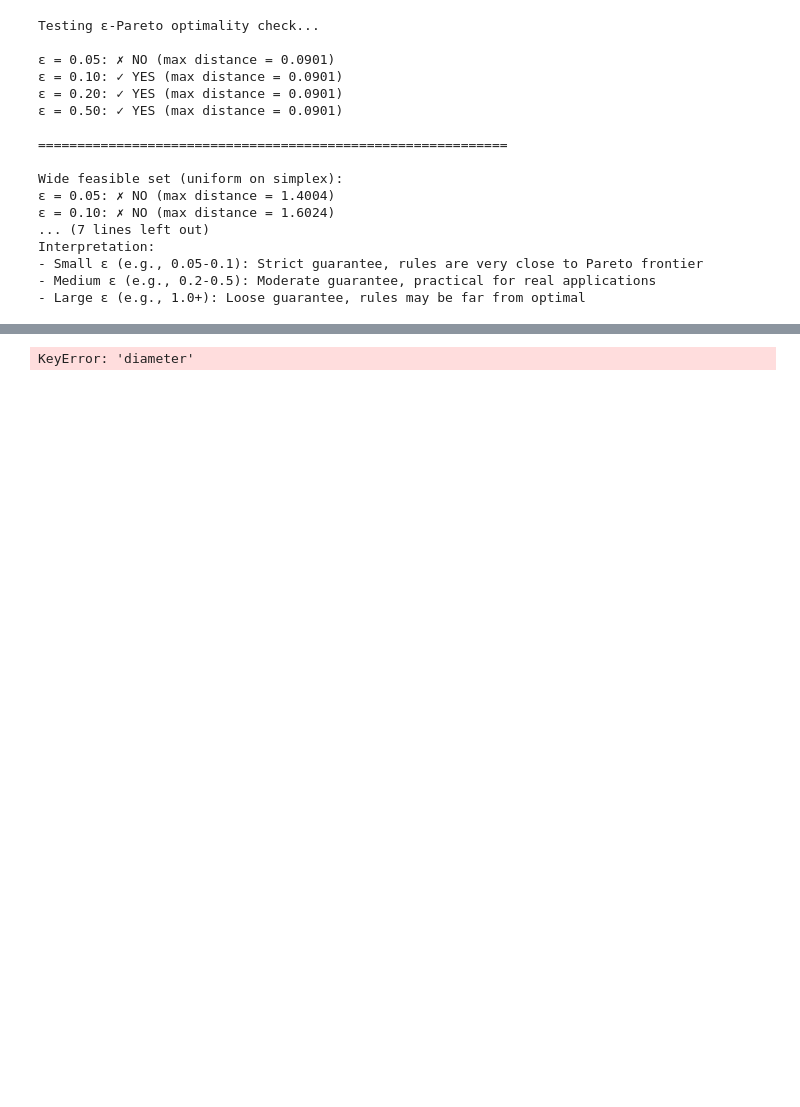
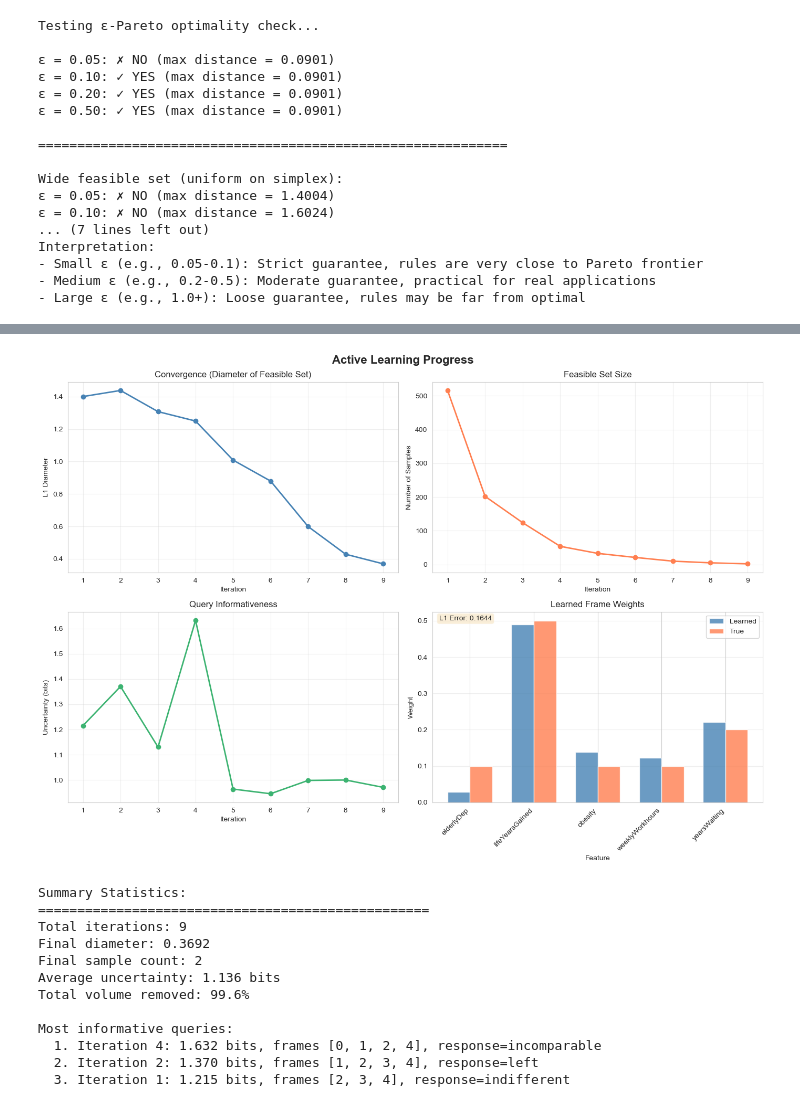
Before and after one commit to michelleeesi/topmodel, a Jupyter notebook: learning-algo/active_frame_learning_adaptive.ipynb, the cells around one changed output, grey strips where cells are left out. Cells and saved outputs as stored; diff of their text form; code cells hidden in the pictures; blank space fills up the shorter version.

```diff
--- a/learning-algo/active_frame_learning_adaptive.ipynb
+++ b/learning-algo/active_frame_learning_adaptive.ipynb
@@ -78,11 +78,11 @@ FEATURE_NAMES = ['elderlyDep', 'lifeYearsGained', 'obesity', 'weeklyWorkhours',
 
 # Feature ranges extracted from kidney_pairwise_data.csv
 FEATURE_RANGES = {
-    'elderlyDep': (0, 3),
+    'elderlyDep': (0, 5),
     'lifeYearsGained': (0, 25),  # -1 might be missing data indicator
-    'obesity': (0, 4),  # Categorical: 0=not obese to 4=very obese
+    'obesity': (0, 5),  # Categorical: 0=not obese to 4=very obese
     'weeklyWorkhours': (0, 50),
-    'yearsWaiting': (1, 7)
+    'yearsWaiting': (1, 10)
 }
 
 # Algorithm parameters
@@ -554,14 +603,14 @@ def predict_response(query: PairwiseQuery,
     delta_omega, r_omega = compute_aggregate_scores(gaps, weights, active_frames)
 
     # Apply decision rule
-    if r_omega <= tau:
+    if r_omega < tau:
         return 'indifferent'
-    elif np.abs(delta_omega) < tau_prime * r_omega:
+    if  r_omega >= tau and np.abs(delta_omega) < tau_prime * r_omega:
         # Not resolvable: |Δ(ω)| < τ' * r(ω)
         return 'incomparable'
-    elif delta_omega > 0:
+    elif r_omega >= tau and delta_omega >= tau_prime * r_omega:
         return 'left'
-    elif delta_omega < 0:
+    elif r_omega >= tau and delta_omega <= -tau_prime * r_omega:
         return 'right'
     else:
         return 'indifferent'
@@ -986,23 +1041,25 @@ def select_query_by_uncertainty(candidates: List[PairwiseQuery],
         delta_omegas = np.dot(active_weights, active_gaps)
         r_omegas = np.dot(active_weights, np.abs(active_gaps))
 
-        # Count responses using same logic as filter_samples_by_response
+        # Count responses using CORRECTED logic (matches predict_response)
         response_counts = {'left': 0, 'right': 0, 'indifferent': 0, 'incomparable': 0}
 
-        # Check intensity and resolvability
-        high_intensity = r_omegas > tau
-        resolvable = np.abs(delta_omegas) >= tau_prime * r_omegas
+        # Apply corrected decision rule
+        for idx in range(len(samples)):
+            r_omega = r_omegas[idx]
+            delta_omega = delta_omegas[idx]
 
-        # Classify responses
-        for i in range(len(samples)):
-            if high_intensity[i] and not resolvable[i]:
+            if r_omega < tau:
+                response_counts['indifferent'] += 1
+            elif r_omega >= tau and np.abs(delta_omega) < tau_prime * r_omega:
                 response_counts['incomparable'] += 1
-            if  high_intensity[i] and delta_omegas[i] > 0:
+            elif r_omega >= tau and delta_omega >= tau_prime * r_omega:
                 response_counts['left'] += 1
-            elif high_intensity[i] and delta_omegas[i] < 0:
+            elif r_omega >= tau and delta_omega <= -tau_prime * r_omega:
                 response_counts['right'] += 1
             else:
                 response_counts['indifferent'] += 1
+
 
         # Compute entropy
         total = len(samples)
@@ -1572,13 +1630,13 @@ Interpretation:
 - Large ε (e.g., 1.0+): Loose guarantee, rules may be far from optimal
 # %%
 # ADAPTIVE Main algorithm: active_learning_loop_adaptive
-def active_learning_loop_adaptive(n_initial_samples: int = 5000,
+def active_learning_loop_adaptive(n_initial_samples: int = 20000,
                                   epsilon_pareto: float = 0.15,
                                   max_iterations: int = 50,
                                   n_candidates: int = 50,
                                   top_k_uncertain: int = 3,
                                   min_samples: int = 100,
-                                  resample_threshold: int = 50,
+                                  resample_threshold: int = 00,
                                   oracle_weights: Optional[np.ndarray] = None,
                                   verbose: bool = True) -> Tuple[np.ndarray, List[Dict]]:
     """
@@ -1999,7 +2039,7 @@ def plot_learning_progress(history: List[Dict],
         return
 
     iterations = [h['iteration'] for h in history]
-    diameters = [h['diameter'] for h in history]
+    diameters = [h.get('diameter', h.get('max_distance', 0)) for h in history]
     n_samples_list = [h['n_samples'] for h in history]
     uncertainties = [h['uncertainty'] for h in history]
 
@@ -2048,34 +2088,46 @@ def plot_learning_progress(history: List[Dict],
     ax.set_xlabel('Feature')
     ax.set_ylabel('Weight')
     ax.set_title('Learned Frame Weights')
     ax.set_xticks(x)
     ax.set_xticklabels(FEATURE_NAMES, rotation=45, ha='right')
     ax.legend()
     ax.grid(True, alpha=0.3, axis='y')
 
     plt.tight_layout()
     plt.show()
 
     # Print summary statistics
     print(f"\nSummary Statistics:")
     print(f"{'='*50}")
     print(f"Total iterations: {len(history)}")
     print(f"Final diameter: {diameters[-1]:.4f}")
     print(f"Final sample count: {n_samples_list[-1]}")
     print(f"Average uncertainty: {np.mean(uncertainties):.3f} bits")
     print(f"Total volume removed: {100 * (1 - n_samples_list[-1] / n_samples_list[0]):.1f}%")
 
     # Most informative queries
     print(f"\nMost informative queries:")
     sorted_history = sorted(history, key=lambda h: h['uncertainty'], reverse=True)
     for i, h in enumerate(sorted_history[:3]):
         print(f"  {i+1}. Iteration {h['iteration']}: {h['uncertainty']:.3f} bits, "
               f"frames {sorted(h['active_frames'])}, response={h['response']}")
 
 # Visualize the results from the test run
 plot_learning_progress(history_adaptive, learned_adaptive, true_weights)
 # %% [output]
+[figure, added]
-KeyError: 'diameter'
+Summary Statistics:
+==================================================
+Total iterations: 9
+Final diameter: 0.3692
+Final sample count: 2
+Average uncertainty: 1.136 bits
+Total volume removed: 99.6%
+
+Most informative queries:
+  1. Iteration 4: 1.632 bits, frames [0, 1, 2, 4], response=incomparable
+  2. Iteration 2: 1.370 bits, frames [1, 2, 3, 4], response=left
+  3. Iteration 1: 1.215 bits, frames [2, 3, 4], response=indifferent
 # %%
 # Enhanced Visualization for Adaptive Querying
 def plot_adaptive_learning_progress(history: List[Dict],
```
Also changed, not shown: parts of 13 cells of this notebook, 1 other file.
